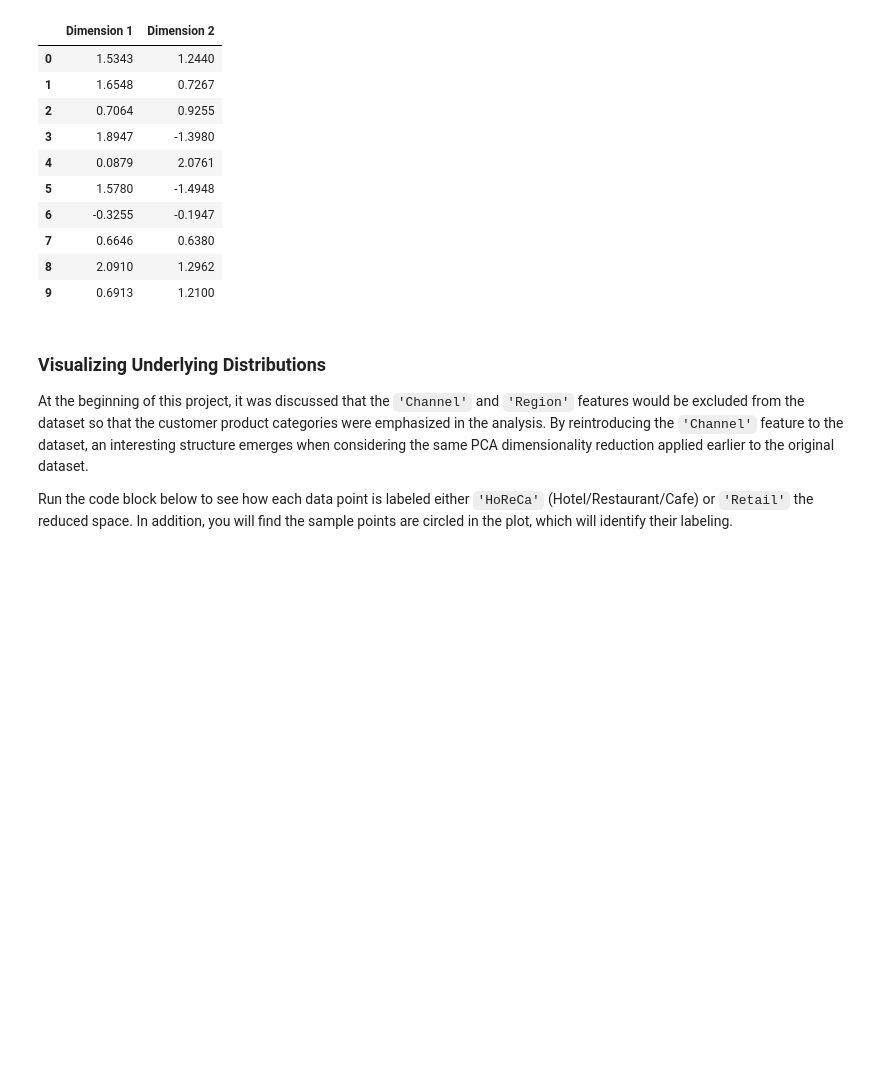
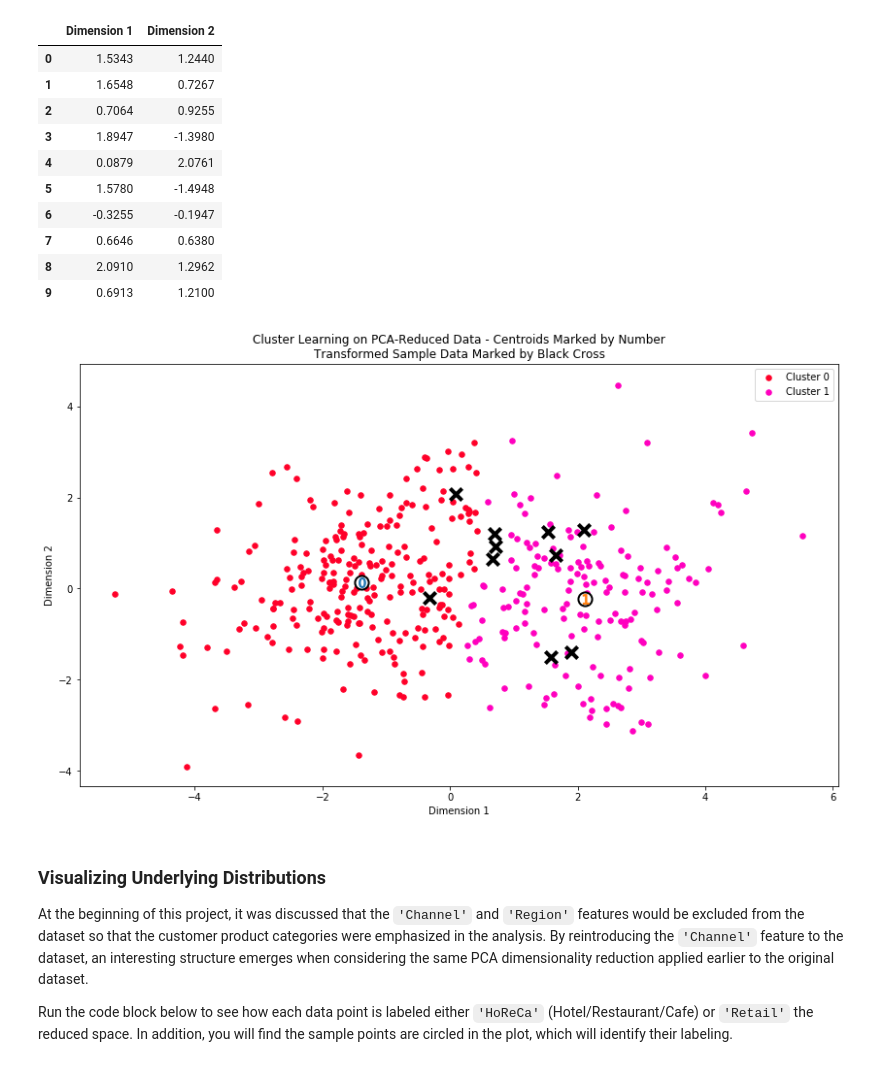
Before and after one commit to juanerolon/Customer-Segmentation-Analysis, a Jupyter notebook: customer_segments.ipynb, the cells around one changed output. Cells and saved outputs as stored; diff of their text form; code cells hidden in the pictures; blank space fills up the shorter version.

```diff
--- a/customer_segments.ipynb
+++ b/customer_segments.ipynb
@@ -974,6 +974,11 @@ Samples in reduced space
 | 7 | 0.6646 | 0.6380 |
 | 8 | 2.0910 | 1.2962 |
 | 9 | 0.6913 | 1.2100 |
+# %%
+# Display the results of the clustering from implementation
+vs.cluster_results(reduced_data, preds, centers, pca2_simdata)
+# %% [output]
+[figure, added]
 # %% [markdown]
 ### Visualizing Underlying Distributions
 
```
